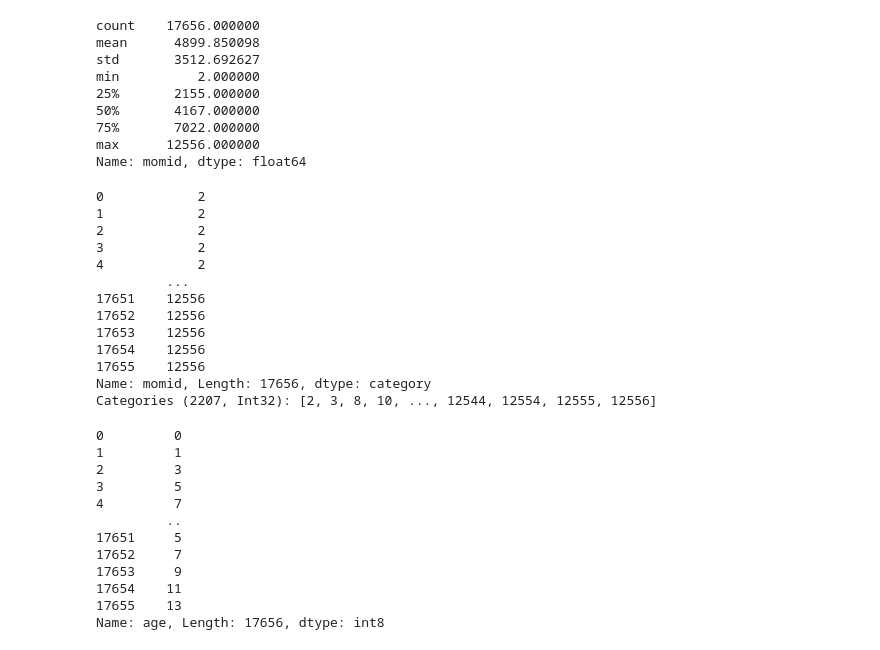
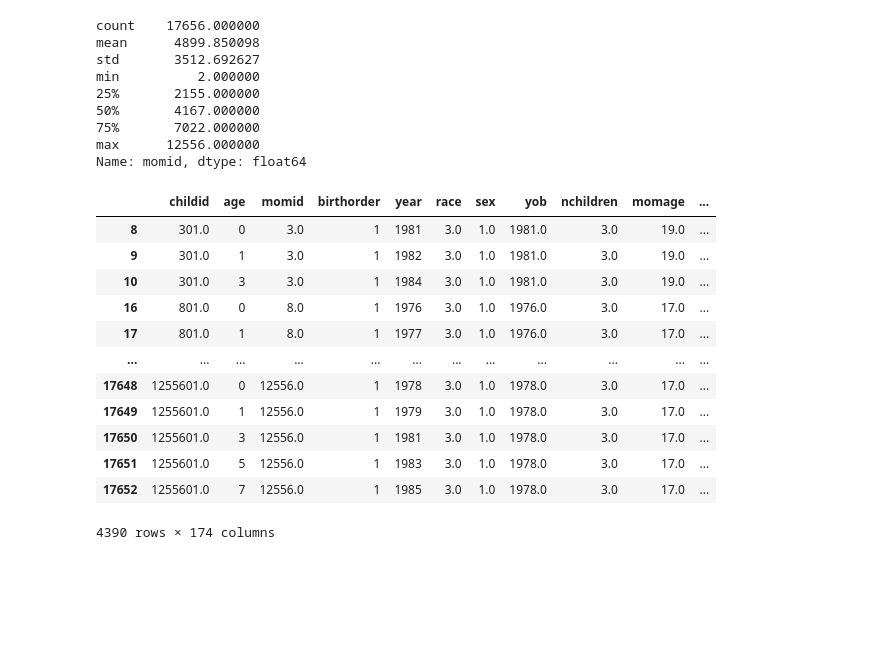
Before and after one commit to botanyse/EPP-course-materials, a Jupyter notebook: assignment2/check_code.ipynb, the cells around one changed output. Saved outputs shown, nothing was run; the diff lists cells and outputs as text; code cells hidden in the pictures; blank space fills up the shorter version.

```diff
--- a/assignment2/check_code.ipynb
+++ b/assignment2/check_code.ipynb
@@ -257,3 +171,19 @@ min          2.000000
 75%       7022.000000
 max      12556.000000
 Name: momid, dtype: float64
+# %%
+raw[raw["year"]<1986]
+# %% [output]
+|  | childid | age | momid | birthorder | year | race | sex | yob | nchildren | momage | ... |
+| 8 | 301.0 | 0 | 3.0 | 1 | 1981 | 3.0 | 1.0 | 1981.0 | 3.0 | 19.0 | ... |
+| 9 | 301.0 | 1 | 3.0 | 1 | 1982 | 3.0 | 1.0 | 1981.0 | 3.0 | 19.0 | ... |
+| 10 | 301.0 | 3 | 3.0 | 1 | 1984 | 3.0 | 1.0 | 1981.0 | 3.0 | 19.0 | ... |
+| 16 | 801.0 | 0 | 8.0 | 1 | 1976 | 3.0 | 1.0 | 1976.0 | 3.0 | 17.0 | ... |
+| 17 | 801.0 | 1 | 8.0 | 1 | 1977 | 3.0 | 1.0 | 1976.0 | 3.0 | 17.0 | ... |
+| ... | ... | ... | ... | ... | ... | ... | ... | ... | ... | ... | ... |
+| 17648 | 1255601.0 | 0 | 12556.0 | 1 | 1978 | 3.0 | 1.0 | 1978.0 | 3.0 | 17.0 | ... |
+| 17649 | 1255601.0 | 1 | 12556.0 | 1 | 1979 | 3.0 | 1.0 | 1978.0 | 3.0 | 17.0 | ... |
+| 17650 | 1255601.0 | 3 | 12556.0 | 1 | 1981 | 3.0 | 1.0 | 1978.0 | 3.0 | 17.0 | ... |
+| 17651 | 1255601.0 | 5 | 12556.0 | 1 | 1983 | 3.0 | 1.0 | 1978.0 | 3.0 | 17.0 | ... |
+| 17652 | 1255601.0 | 7 | 12556.0 | 1 | 1985 | 3.0 | 1.0 | 1978.0 | 3.0 | 17.0 | ... |
+4390 rows × 174 columns
@@ -262,32 +205 @@ def _clean_momid(sr):
     return sr.astype(pd.Int32Dtype()).astype(pd.CategoricalDtype())
-# %%
-_clean_momid(df["momid"])
-# %% [output]
-0            2
-1            2
-2            2
-3            2
-4            2
-         ...
-17651    12556
-17652    12556
-17653    12556
-17654    12556
-17655    12556
-Name: momid, Length: 17656, dtype: category
-Categories (2207, Int32): [2, 3, 8, 10, ..., 12544, 12554, 12555, 12556]
-# %%
-raw['age']
-# %% [output]
-0         0
-1         1
-2         3
-3         5
-4         7
-         ..
-17651     5
-17652     7
-17653     9
-17654    11
-17655    13
-Name: age, Length: 17656, dtype: int8
```
Also changed, not shown: parts of 32 cells of this notebook, 2 other files.
